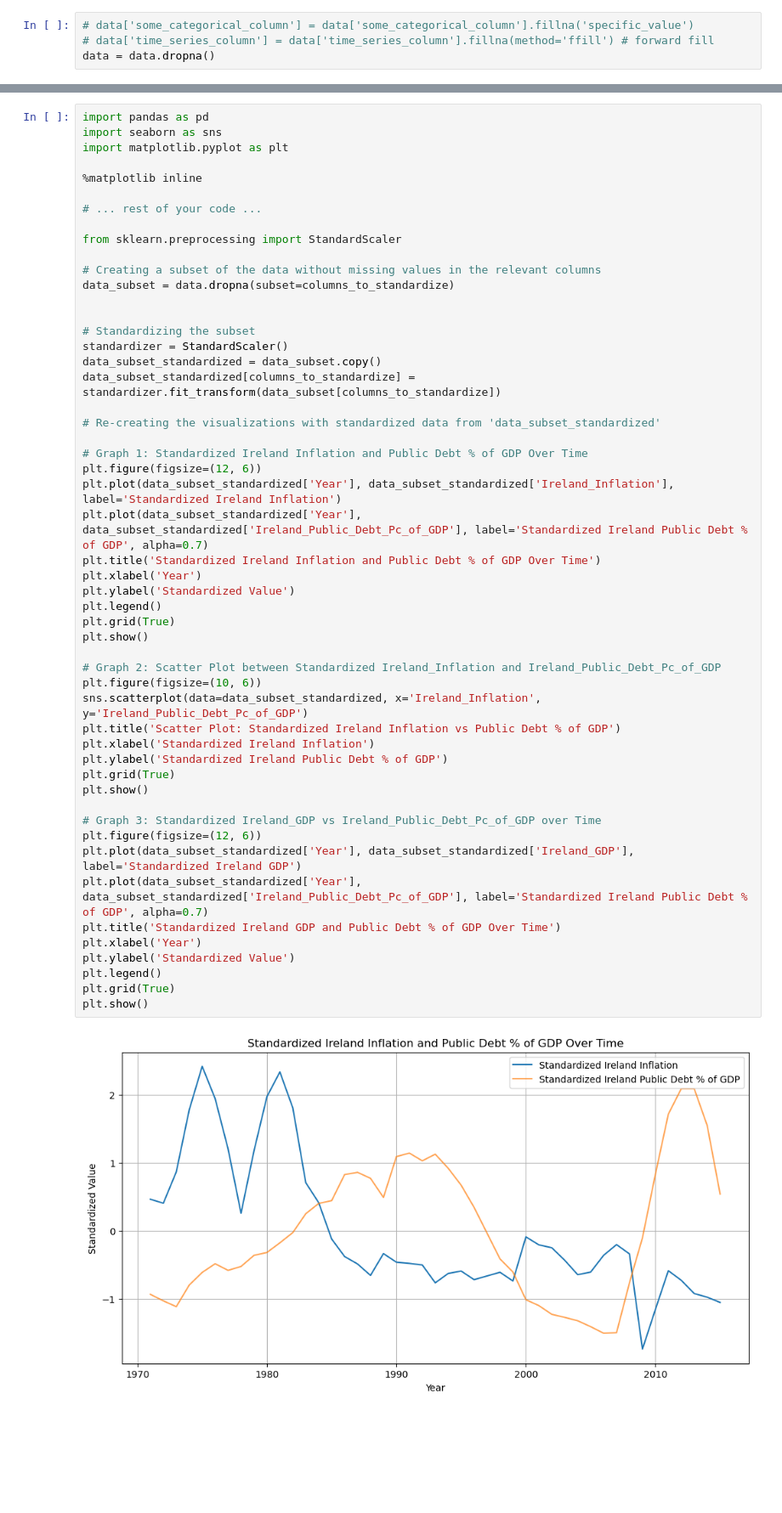
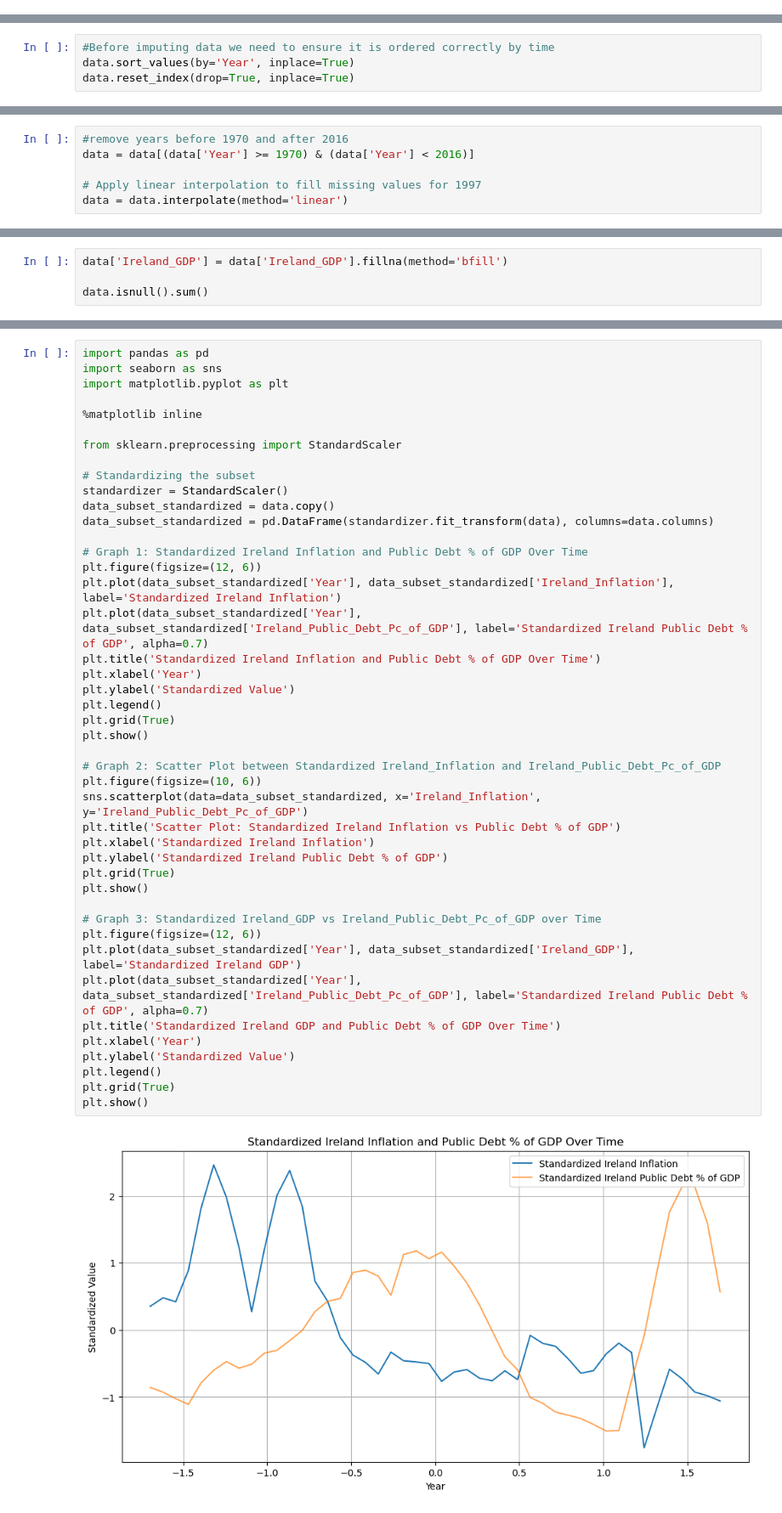
Before and after one commit to sbs23014/Capstone_Project, a Jupyter notebook: 2. Initial Data Exploration.ipynb, the cells around one changed output, grey strips where cells are left out. Shown at 85% size. Cells and saved outputs as stored; diff of their text form; blank space fills up the shorter version.

```diff
--- a/2. Initial Data Exploration.ipynb
+++ b/2. Initial Data Exploration.ipynb
@@ -61,7 +86,3 @@ Denmark_GDP                             15
 United Kingdom_GDP                      15
 Ireland_GDP                             25
 dtype: int64
-# %%
-# data['some_categorical_column'] = data['some_categorical_column'].fillna('specific_value')
-# data['time_series_column'] = data['time_series_column'].fillna(method='ffill') # forward fill
-data = data.dropna()
@@ -79,0 +103,4 @@ data.describe()
+# %%
+#Before imputing data we need to ensure it is ordered correctly by time
+data.sort_values(by='Year', inplace=True)
+data.reset_index(drop=True, inplace=True)
@@ -79,0 +127,6 @@ data.describe()
+# %%
+#remove years before 1970 and after 2016
+data = data[(data['Year'] >= 1970) & (data['Year'] < 2016)]
+
+# Apply linear interpolation to fill missing values for 1997
+data = data.interpolate(method='linear')
@@ -79,0 +165,4 @@ data.describe()
+# %%
+data['Ireland_GDP'] = data['Ireland_GDP'].fillna(method='bfill')
+
+data.isnull().sum()
@@ -84,50 +190,42 @@ import matplotlib.pyplot as plt
 
 %matplotlib inline
 
-# ... rest of your code ...
-
 from sklearn.preprocessing import StandardScaler
-
-# Creating a subset of the data without missing values in the relevant columns
-data_subset = data.dropna(subset=columns_to_standardize)
-
 
 # Standardizing the subset
 standardizer = StandardScaler()
-data_subset_standardized = data_subset.copy()
-data_subset_standardized[columns_to_standardize] = standardizer.fit_transform(data_subset[columns_to_standardize])
-
-# Re-creating the visualizations with standardized data from 'data_subset_standardized'
+data_subset_standardized = data.copy()
+data_subset_standardized = pd.DataFrame(standardizer.fit_transform(data), columns=data.columns)
 
 # Graph 1: Standardized Ireland Inflation and Public Debt % of GDP Over Time
 plt.figure(figsize=(12, 6))
 plt.plot(data_subset_standardized['Year'], data_subset_standardized['Ireland_Inflation'], label='Standardized Ireland Inflation')
 plt.plot(data_subset_standardized['Year'], data_subset_standardized['Ireland_Public_Debt_Pc_of_GDP'], label='Standardized Ireland Public Debt % of GDP', alpha=0.7)
 plt.title('Standardized Ireland Inflation and Public Debt % of GDP Over Time')
 plt.xlabel('Year')
 plt.ylabel('Standardized Value')
 plt.legend()
 plt.grid(True)
 plt.show()
 
 # Graph 2: Scatter Plot between Standardized Ireland_Inflation and Ireland_Public_Debt_Pc_of_GDP
 plt.figure(figsize=(10, 6))
 sns.scatterplot(data=data_subset_standardized, x='Ireland_Inflation', y='Ireland_Public_Debt_Pc_of_GDP')
 plt.title('Scatter Plot: Standardized Ireland Inflation vs Public Debt % of GDP')
 plt.xlabel('Standardized Ireland Inflation')
 plt.ylabel('Standardized Ireland Public Debt % of GDP')
 plt.grid(True)
 plt.show()
 
 # Graph 3: Standardized Ireland_GDP vs Ireland_Public_Debt_Pc_of_GDP over Time
 plt.figure(figsize=(12, 6))
 plt.plot(data_subset_standardized['Year'], data_subset_standardized['Ireland_GDP'], label='Standardized Ireland GDP')
 plt.plot(data_subset_standardized['Year'], data_subset_standardized['Ireland_Public_Debt_Pc_of_GDP'], label='Standardized Ireland Public Debt % of GDP', alpha=0.7)
 plt.title('Standardized Ireland GDP and Public Debt % of GDP Over Time')
 plt.xlabel('Year')
 plt.ylabel('Standardized Value')
 plt.legend()
 plt.grid(True)
 plt.show()
 # %% [output]
-[figure, old version]
+[figure, new version]
```
Also changed, not shown: parts of 27 cells of this notebook, 1 other file.
